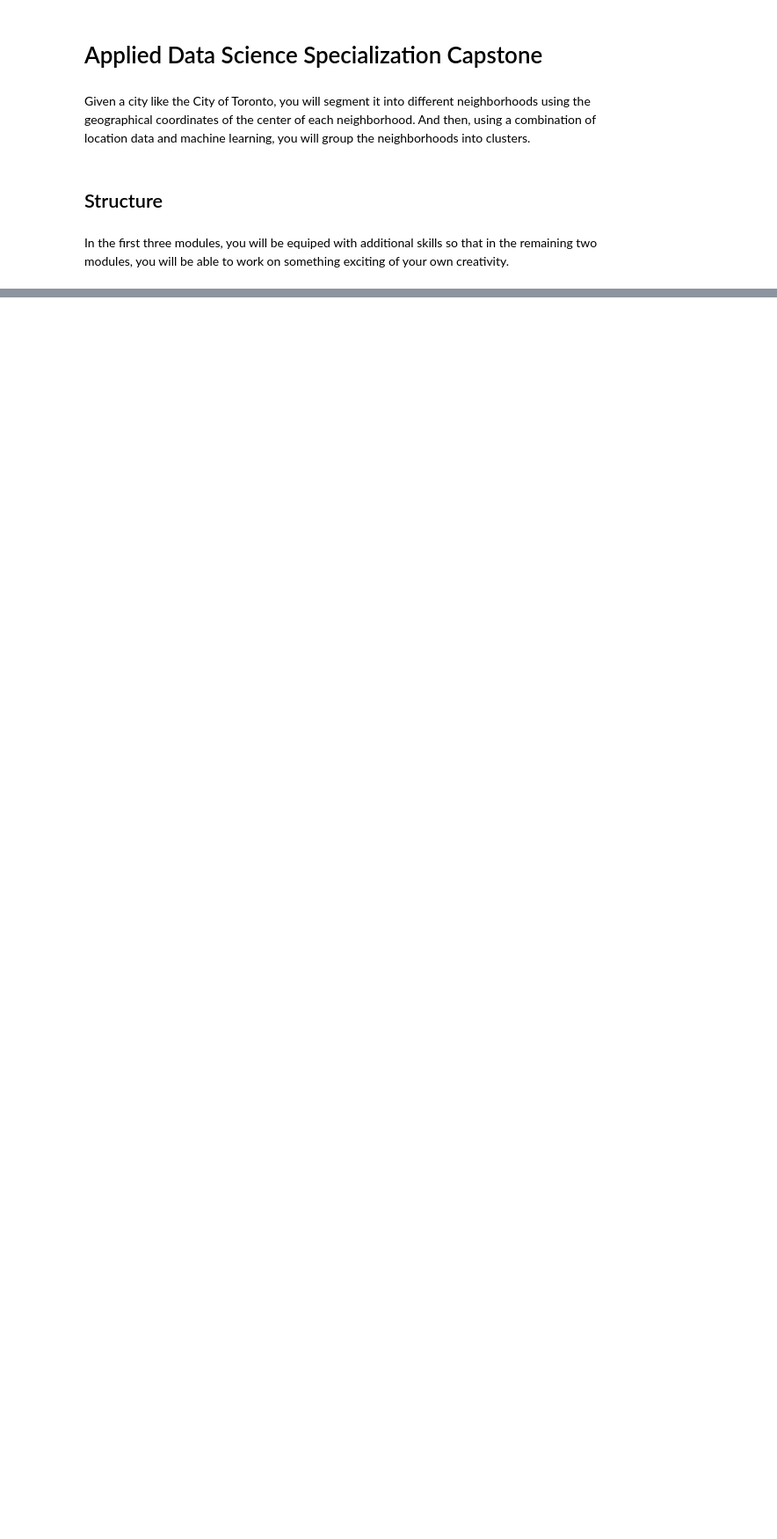
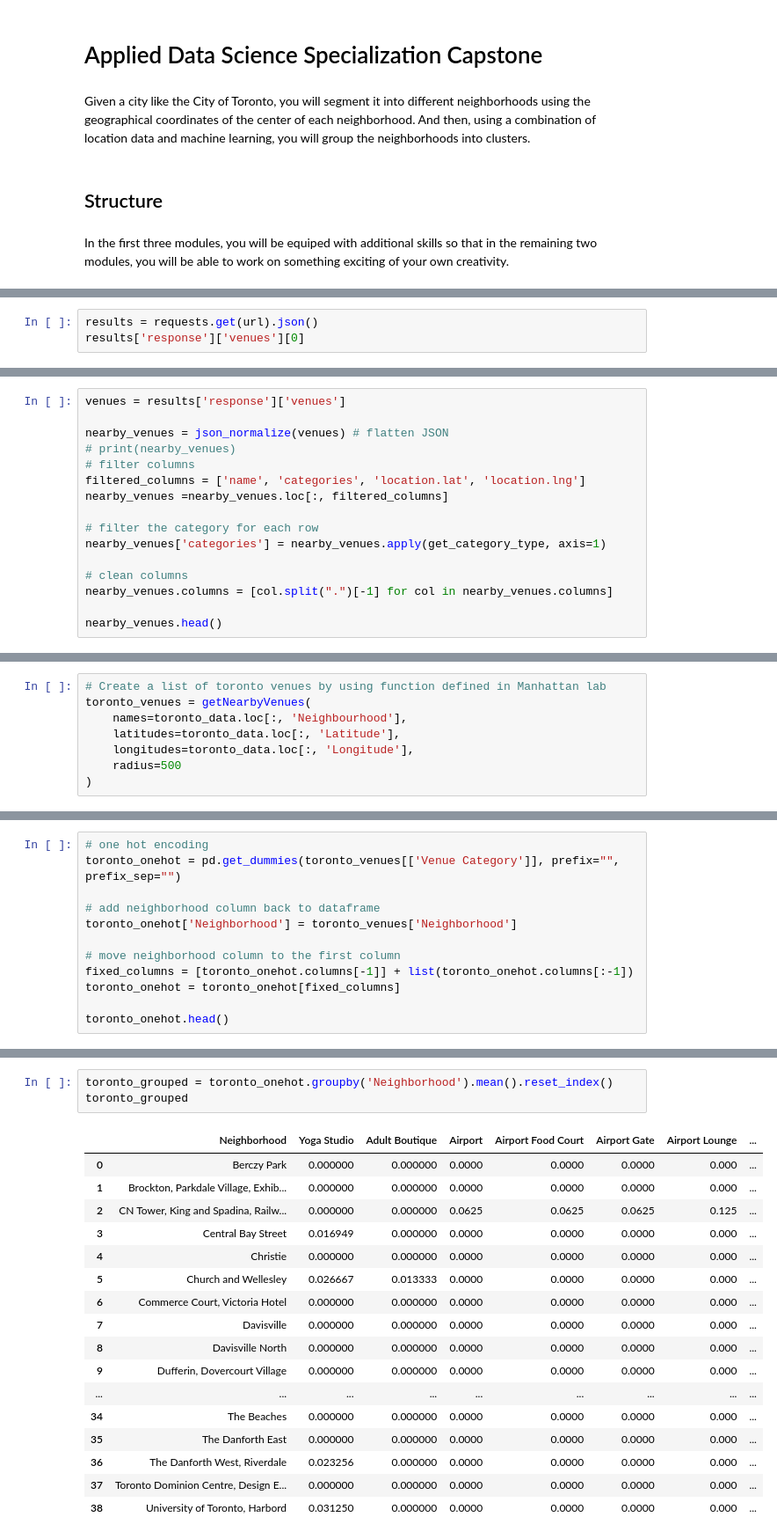
Before and after one commit to GeetuSodhi15/Coursera_Capstone, a Jupyter notebook: Coursera_Capstone.ipynb, the cells around one changed output, grey strips where cells are left out. Shown at 88% size. Drawn from its saved outputs; the diff is of its cells as text; blank space fills up the shorter version.

Commit message:
Published from Watson Studio.

```diff
--- a/Coursera_Capstone.ipynb
+++ b/Coursera_Capstone.ipynb
@@ -17,0 +249,3 @@ Hello Capstone Project Course!
+# %%
+results = requests.get(url).json()
+results['response']['venues'][0]
@@ -17,0 +282,16 @@ Hello Capstone Project Course!
+# %%
+venues = results['response']['venues']
+
+nearby_venues = json_normalize(venues) # flatten JSON
+# print(nearby_venues)
+# filter columns
+filtered_columns = ['name', 'categories', 'location.lat', 'location.lng']
+nearby_venues =nearby_venues.loc[:, filtered_columns]
+
+# filter the category for each row
+nearby_venues['categories'] = nearby_venues.apply(get_category_type, axis=1)
+
+# clean columns
+nearby_venues.columns = [col.split(".")[-1] for col in nearby_venues.columns]
+
+nearby_venues.head()
@@ -17,0 +351,8 @@ Hello Capstone Project Course!
+# %%
+# Create a list of toronto venues by using function defined in Manhattan lab
+toronto_venues = getNearbyVenues(
+    names=toronto_data.loc[:, 'Neighbourhood'],
+    latitudes=toronto_data.loc[:, 'Latitude'],
+    longitudes=toronto_data.loc[:, 'Longitude'],
+    radius=500
+)
@@ -17,0 +415,12 @@ Hello Capstone Project Course!
+# %%
+# one hot encoding
+toronto_onehot = pd.get_dummies(toronto_venues[['Venue Category']], prefix="", prefix_sep="")
+
+# add neighborhood column back to dataframe
+toronto_onehot['Neighborhood'] = toronto_venues['Neighborhood']
+
+# move neighborhood column to the first column
+fixed_columns = [toronto_onehot.columns[-1]] + list(toronto_onehot.columns[:-1])
+toronto_onehot = toronto_onehot[fixed_columns]
+
+toronto_onehot.head()
@@ -17,0 +439,21 @@ Hello Capstone Project Course!
+# %%
+toronto_grouped = toronto_onehot.groupby('Neighborhood').mean().reset_index()
+toronto_grouped
+# %% [output]
+|  | Neighborhood | Yoga Studio | Adult Boutique | Airport | Airport Food Court | Airport Gate | Airport Lounge | ... |
+| 0 | Berczy Park | 0.000000 | 0.000000 | 0.0000 | 0.0000 | 0.0000 | 0.000 | ... |
+| 1 | Brockton, Parkdale Village, Exhib... | 0.000000 | 0.000000 | 0.0000 | 0.0000 | 0.0000 | 0.000 | ... |
+| 2 | CN Tower, King and Spadina, Railw... | 0.000000 | 0.000000 | 0.0625 | 0.0625 | 0.0625 | 0.125 | ... |
+| 3 | Central Bay Street | 0.016949 | 0.000000 | 0.0000 | 0.0000 | 0.0000 | 0.000 | ... |
+| 4 | Christie | 0.000000 | 0.000000 | 0.0000 | 0.0000 | 0.0000 | 0.000 | ... |
+| 5 | Church and Wellesley | 0.026667 | 0.013333 | 0.0000 | 0.0000 | 0.0000 | 0.000 | ... |
+| 6 | Commerce Court, Victoria Hotel | 0.000000 | 0.000000 | 0.0000 | 0.0000 | 0.0000 | 0.000 | ... |
+| 7 | Davisville | 0.000000 | 0.000000 | 0.0000 | 0.0000 | 0.0000 | 0.000 | ... |
+| 8 | Davisville North | 0.000000 | 0.000000 | 0.0000 | 0.0000 | 0.0000 | 0.000 | ... |
+| 9 | Dufferin, Dovercourt Village | 0.000000 | 0.000000 | 0.0000 | 0.0000 | 0.0000 | 0.000 | ... |
+| ... | ... | ... | ... | ... | ... | ... | ... | ... |
+| 34 | The Beaches | 0.000000 | 0.000000 | 0.0000 | 0.0000 | 0.0000 | 0.000 | ... |
+| 35 | The Danforth East | 0.000000 | 0.000000 | 0.0000 | 0.0000 | 0.0000 | 0.000 | ... |
+| 36 | The Danforth West, Riverdale | 0.023256 | 0.000000 | 0.0000 | 0.0000 | 0.0000 | 0.000 | ... |
+| 37 | Toronto Dominion Centre, Design E... | 0.000000 | 0.000000 | 0.0000 | 0.0000 | 0.0000 | 0.000 | ... |
+| 38 | University of Toronto, Harbord | 0.031250 | 0.000000 | 0.0000 | 0.0000 | 0.0000 | 0.000 | ... |
```
Also changed, not shown: parts of 58 cells of this notebook.
